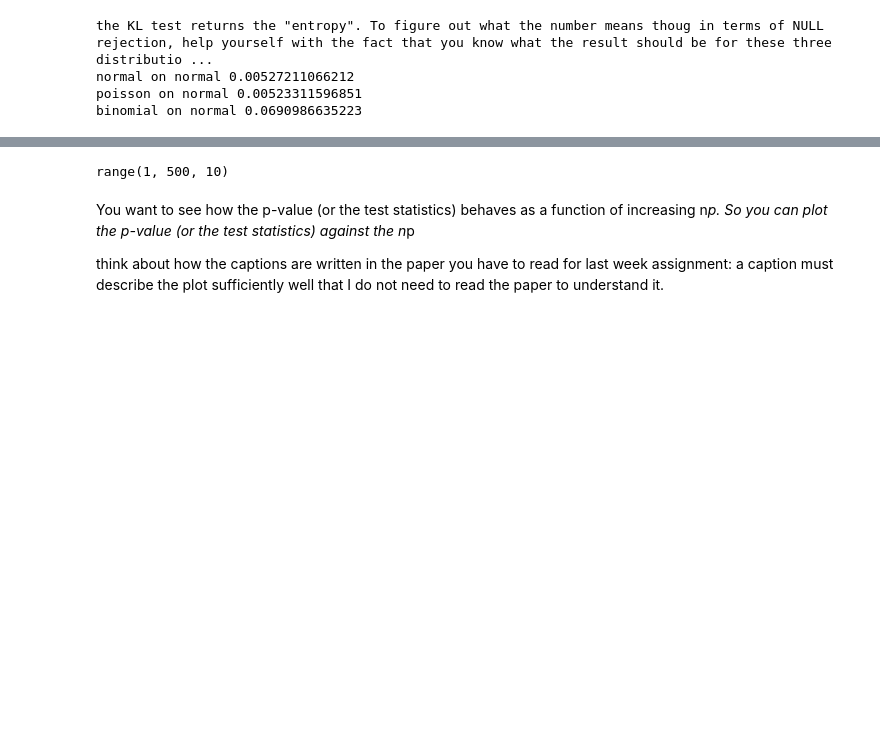
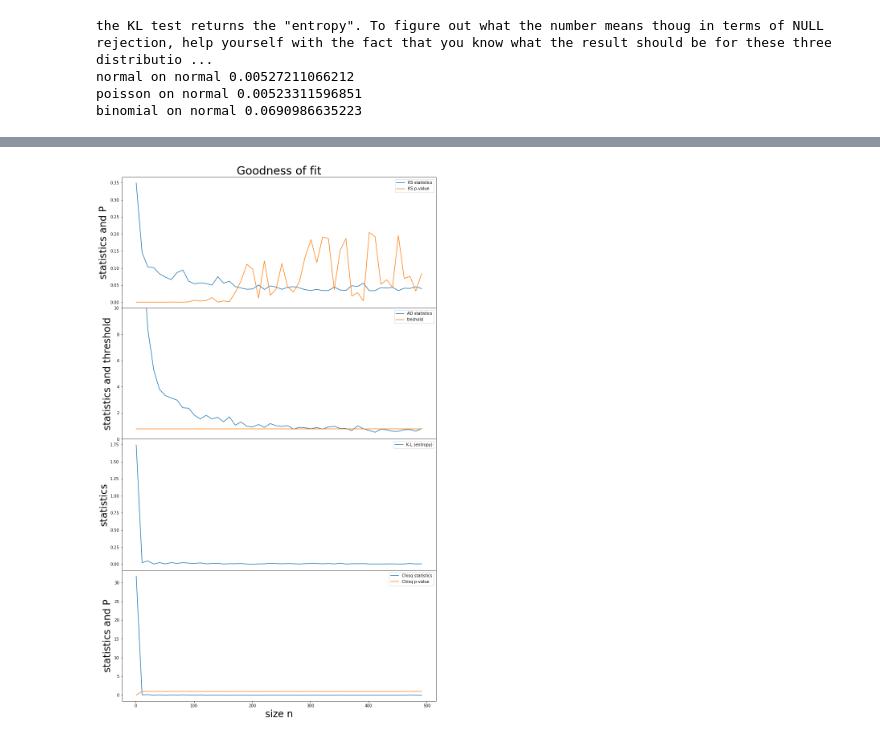
Before and after one commit to sebscho/PUI2017_lz1714, a Jupyter notebook: HW5_lz1714/Assignment2.ipynb, the cells around one changed output, grey strips where cells are left out. Cells and saved outputs as stored; diff of their text form; code cells hidden in the pictures; blank space fills up the shorter version.

```diff
--- a/HW5_lz1714/Assignment2.ipynb
+++ b/HW5_lz1714/Assignment2.ipynb
@@ -199,8 +172,5 @@ kl_b = np.zeros(len(narray))
 # %%
 narray = range(1,500,10)
-print(narray)
-# %% [output]
-range(1, 500, 10)
 # %%
 np.random.seed(999)
 
@@ -234,5 +196,31 @@ for i,n in enumerate(narray):
-# %% [markdown]
-You want to see how the p-value (or the test statistics) behaves as a function of increasing n*p.
-So you can plot the p-value (or the test statistics) against the n*p
-
-think about how the captions are written in the paper  you have to read for last week assignment: a caption must describe the plot sufficiently well that I do not need to read the paper to understand it.
+# %%
+# Four subplots sharing x axes
+f, (ax1, ax2, ax3, ax4) = plt.subplots(4, sharex=True, figsize = (14,24))
+ax1.plot(narray, ks_s_b, label='KS statistics')
+ax1.plot(narray, ks_p_b, label='KS p-value')
+ax1.set_title('Goodness of fit', fontsize=28)
+ax1.set_ylabel('statistics and P', fontsize=24)
+ax1.legend()
+
+ax2.plot(narray, ad_b,  label='AD statistics')
+ax2.plot([narray[0], narray[-1]],[threshold, threshold], label="treshold")
+ax2.set_ylim(0,10)
+ax2.set_ylabel('statistics and threshold', fontsize=24)
+ax2.legend()
+
+ax3.plot(narray, kl_b, label='K-L (entropy)')
+ax3.set_ylabel('statistics', fontsize=24)
+ax3.legend()
+
+ax4.plot(narray, chi_s_b, label='Chisq statistics')
+ax4.plot(narray, chi_p_b, label='Chisq p-value')
+ax4.set_ylabel('statistics and P', fontsize=24)
+ax4.legend()
+
+plt.xlabel('size n', fontsize=24)
+f.subplots_adjust(hspace=0)
+plt.setp([a.get_xticklabels() for a in f.axes[:-1]], visible=False)
+
+plt.show()
+# %% [output]
+[figure, added]
```
Also changed, not shown: parts of 31 cells of this notebook.
